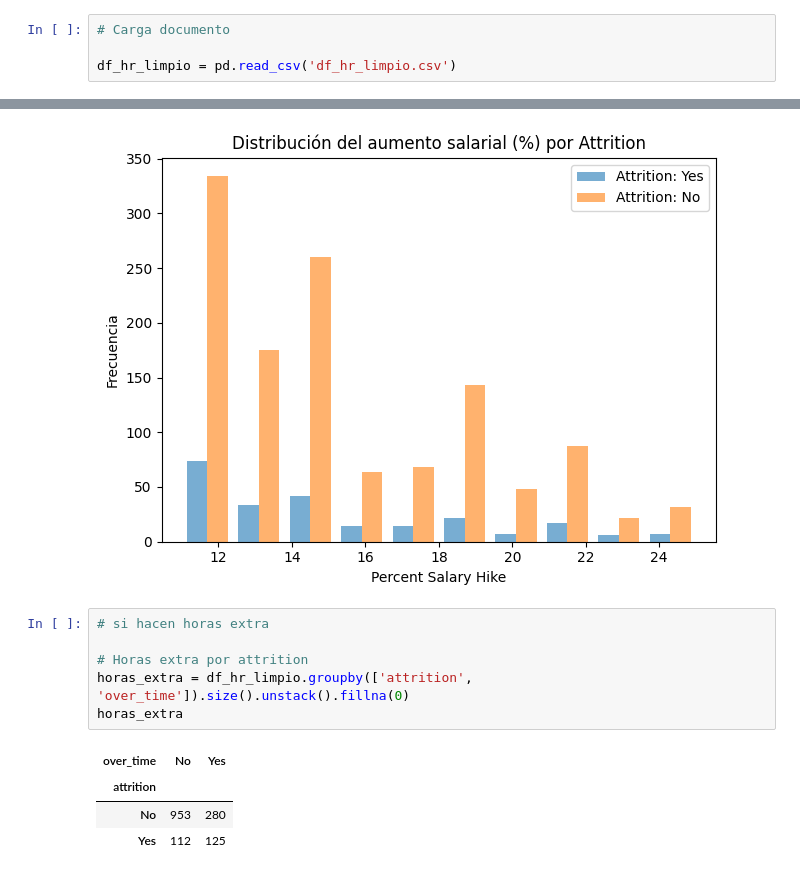
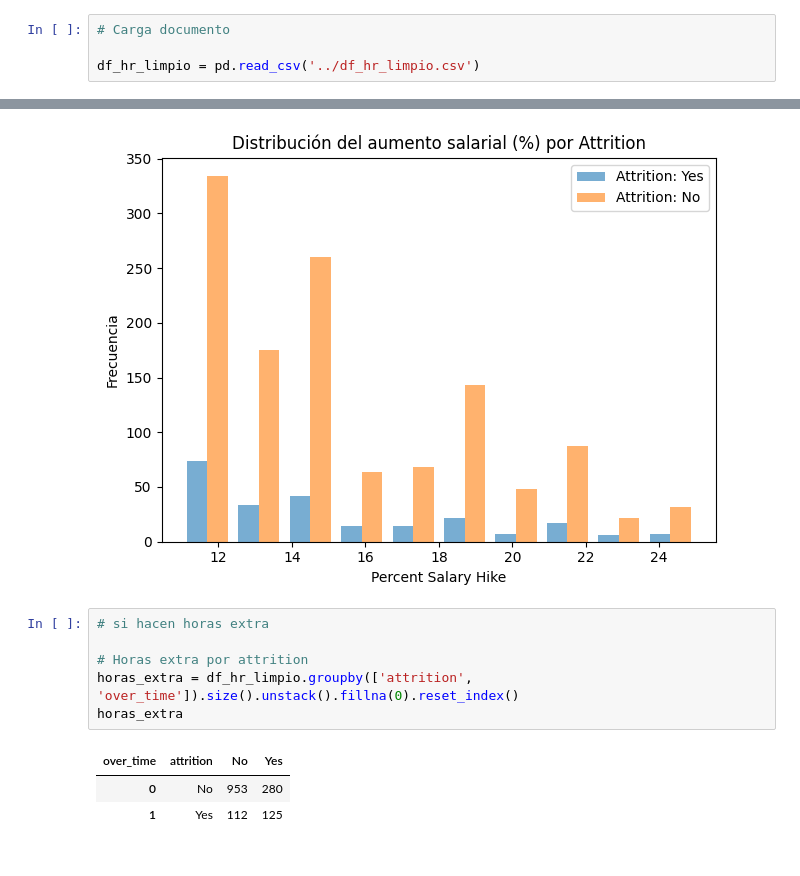
Before and after one commit to Eleonora1989/project-da-promo-63-modulo-3-team-3, a Jupyter notebook: consultas/visualizaciones-maria.ipynb, the cells around one changed output, grey strips where cells are left out. Cells and saved outputs as stored; diff of their text form.

```diff
--- a/consultas/visualizaciones-maria.ipynb
+++ b/consultas/visualizaciones-maria.ipynb
@@ -10,7 +10,7 @@ pd.set_option('display.max_columns', None)
 # %%
 # Carga documento
 
-df_hr_limpio = pd.read_csv('df_hr_limpio.csv')
+df_hr_limpio = pd.read_csv('../df_hr_limpio.csv')
 # %%
 # cuanta gente se ha ido de la empresa
 
@@ -132,11 +132,10 @@ plt.show()
 # %%
 # si hacen horas extra
 
 # Horas extra por attrition
-horas_extra = df_hr_limpio.groupby(['attrition', 'over_time']).size().unstack().fillna(0)
+horas_extra = df_hr_limpio.groupby(['attrition', 'over_time']).size().unstack().fillna(0).reset_index()
 horas_extra
 # %% [output]
-| over_time | No | Yes |
-| attrition |  |  |
-| No | 953 | 280 |
-| Yes | 112 | 125 |
+| over_time | attrition | No | Yes |
+| 0 | No | 953 | 280 |
+| 1 | Yes | 112 | 125 |
```
